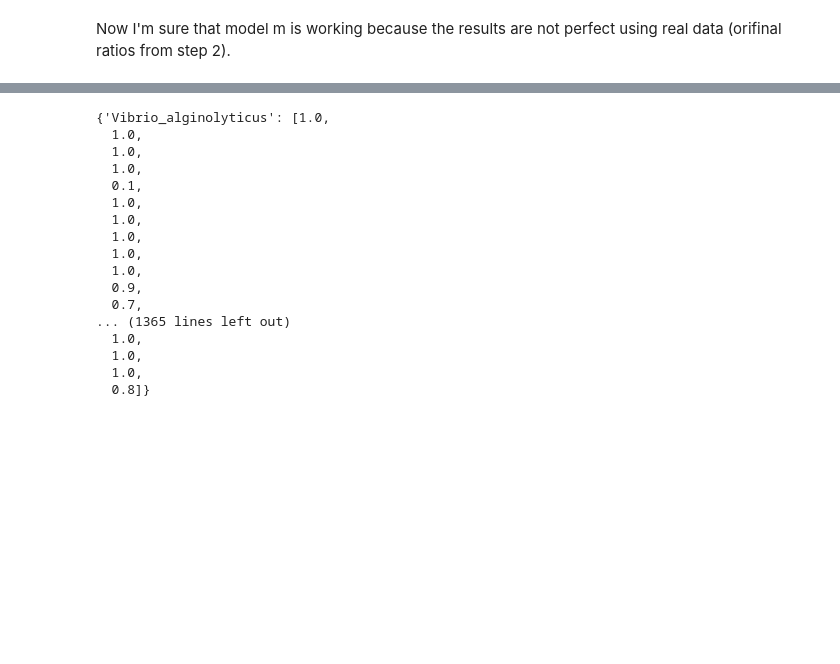
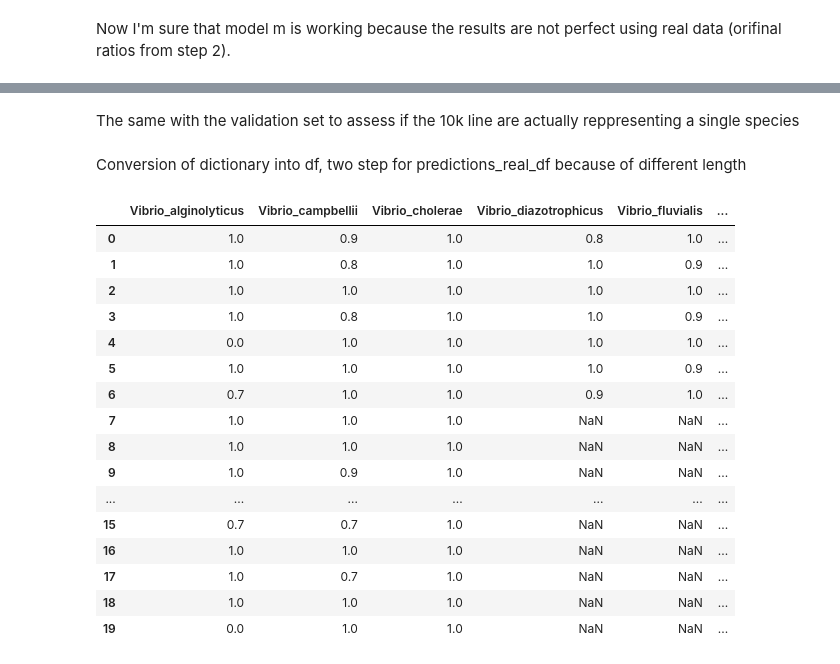
Before and after one commit to apollo994/codon_signature, a Jupyter notebook: model/codon_model.ipynb, the cells around one changed output, grey strips where cells are left out. Saved outputs shown, nothing was run; the diff lists cells and outputs as text; code cells hidden in the pictures; blank space fills up the shorter version.

```diff
--- a/model/codon_model.ipynb
+++ b/model/codon_model.ipynb
@@ -148,7 +165,7 @@ def print_score(m):
     if hasattr(m, 'oob_score_'): res.append(m.oob_score_)
     print(res)
 # %%
-m = RandomForestClassifier(n_estimators=10, max_depth=20, bootstrap=True, n_jobs=-1)
+m = RandomForestClassifier(n_estimators=10, max_depth=20, bootstrap=True, n_jobs=-1, oob_score=True)
 # %% [markdown]
 Split independent and dependent vatiable
 # %%
@@ -312,20 +335,2 @@ for i in range(len(vibrio_originals_df)):
-# %%
-predictions
-# %% [output]
-{'Vibrio_alginolyticus': [1.0,
-  1.0,
-  1.0,
-  1.0,
-  0.1,
-  1.0,
-  1.0,
-  1.0,
-  1.0,
-  1.0,
-  0.9,
-  0.7,
-... (1365 lines left out)
-  1.0,
-  1.0,
-  1.0,
-  0.8]}
+# %% [markdown]
+The same with the validation set to assess if the 10k line are actually reppresenting a single species
@@ -331,0 +344,2 @@ predictions
+# %% [markdown]
+Conversion of dictionary into df, two step for predictions_real_df because of different length
@@ -331,0 +349,20 @@ predictions
+# %%
+predictions_real_df.head(20)
+# %% [output]
+|  | Vibrio_alginolyticus | Vibrio_campbellii | Vibrio_cholerae | Vibrio_diazotrophicus | Vibrio_fluvialis | ... |
+| 0 | 1.0 | 0.9 | 1.0 | 0.8 | 1.0 | ... |
+| 1 | 1.0 | 0.8 | 1.0 | 1.0 | 0.9 | ... |
+| 2 | 1.0 | 1.0 | 1.0 | 1.0 | 1.0 | ... |
+| 3 | 1.0 | 0.8 | 1.0 | 1.0 | 0.9 | ... |
+| 4 | 0.0 | 1.0 | 1.0 | 1.0 | 1.0 | ... |
+| 5 | 1.0 | 1.0 | 1.0 | 1.0 | 0.9 | ... |
+| 6 | 0.7 | 1.0 | 1.0 | 0.9 | 1.0 | ... |
+| 7 | 1.0 | 1.0 | 1.0 | NaN | NaN | ... |
+| 8 | 1.0 | 1.0 | 1.0 | NaN | NaN | ... |
+| 9 | 1.0 | 0.9 | 1.0 | NaN | NaN | ... |
+| ... | ... | ... | ... | ... | ... | ... |
+| 15 | 0.7 | 0.7 | 1.0 | NaN | NaN | ... |
+| 16 | 1.0 | 1.0 | 1.0 | NaN | NaN | ... |
+| 17 | 1.0 | 0.7 | 1.0 | NaN | NaN | ... |
+| 18 | 1.0 | 1.0 | 1.0 | NaN | NaN | ... |
+| 19 | 0.0 | 1.0 | 1.0 | NaN | NaN | ... |
```
Also changed, not shown: parts of 23 cells of this notebook.
